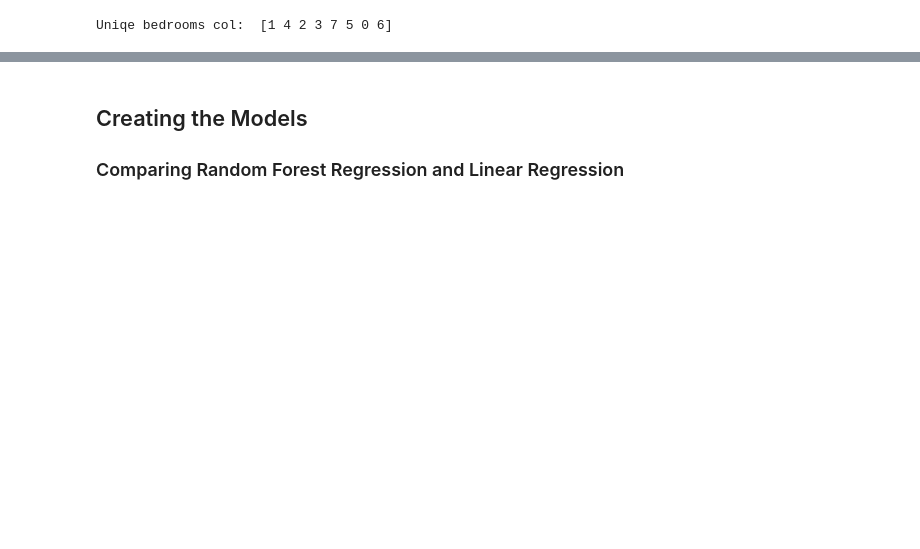
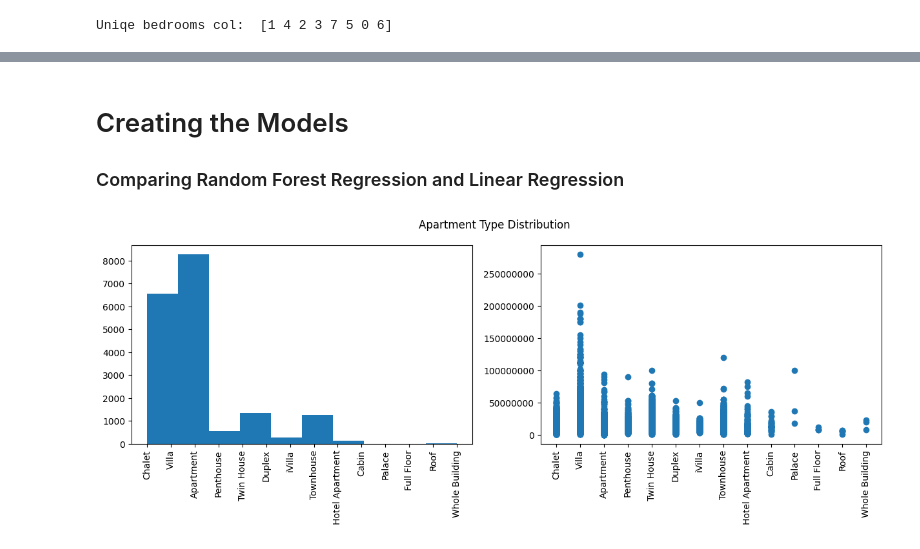
Before and after one commit to bryanchen24/Egyptian-Real-Estate-Pricing-Prediction, a Jupyter notebook: realestate_model.ipynb, the cells around one changed output, grey strips where cells are left out. Drawn from its saved outputs; the diff is of its cells as text; code cells hidden in the pictures; blank space fills up the shorter version.

```diff
--- a/realestate_model.ipynb
+++ b/realestate_model.ipynb
@@ -66,3 +161,3 @@ df_model = df_model[df_model['size'] <= 5000]
 # %% [markdown]
-## Creating the Models
+# Creating the Models
 ### Comparing Random Forest Regression and Linear Regression
@@ -77,2 +174,14 @@ from sklearn.metrics import accuracy_score, confusion_matrix
 from sklearn.ensemble import RandomForestRegressor
 from sklearn.linear_model import LinearRegression
+# %%
+# Distribution of types of apartment
+fig, ax = plt.subplots(1, 2, figsize=(15,4))
+ax[0].hist(X['type'])
+ax[0].tick_params(axis='x', labelrotation=90)
+ax[1].scatter(X['type'], y)
+ax[1].tick_params(axis='x', labelrotation=90)
+ax[1].yaxis.get_major_formatter().set_scientific(False)
+fig.suptitle('Apartment Type Distribution')
+plt.show()
+# %% [output]
+[figure, added]
```
Also changed, not shown: parts of 27 cells of this notebook.
